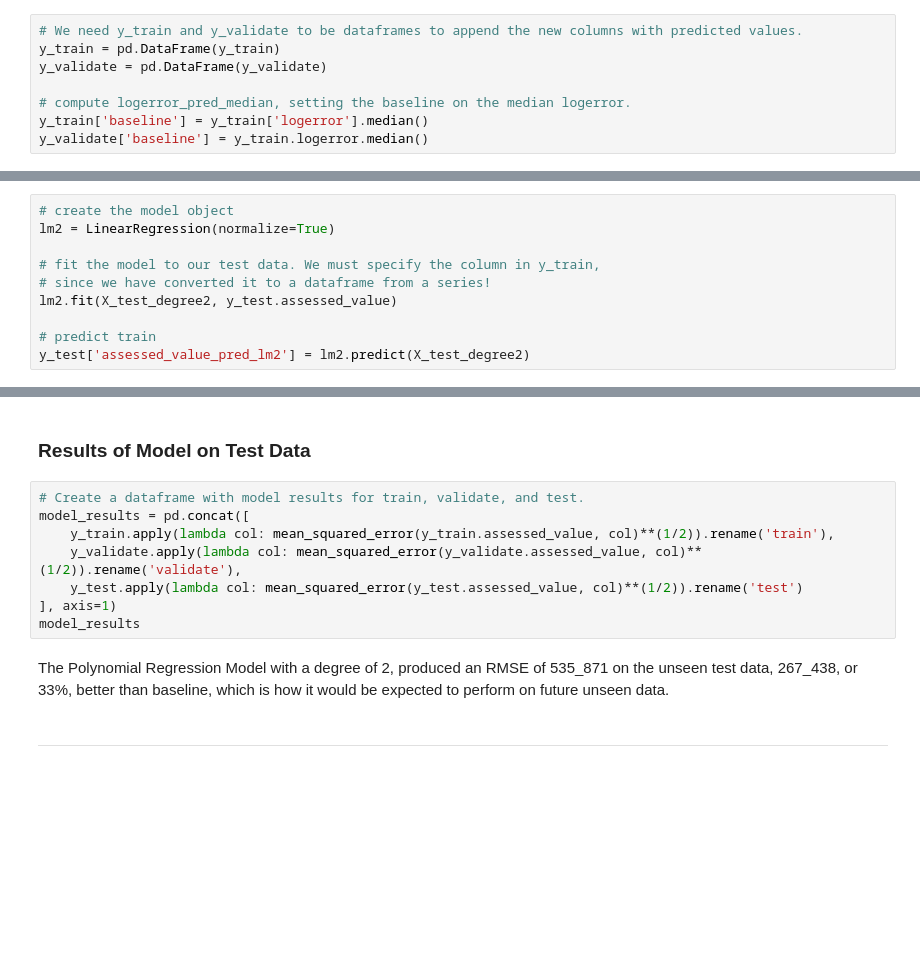
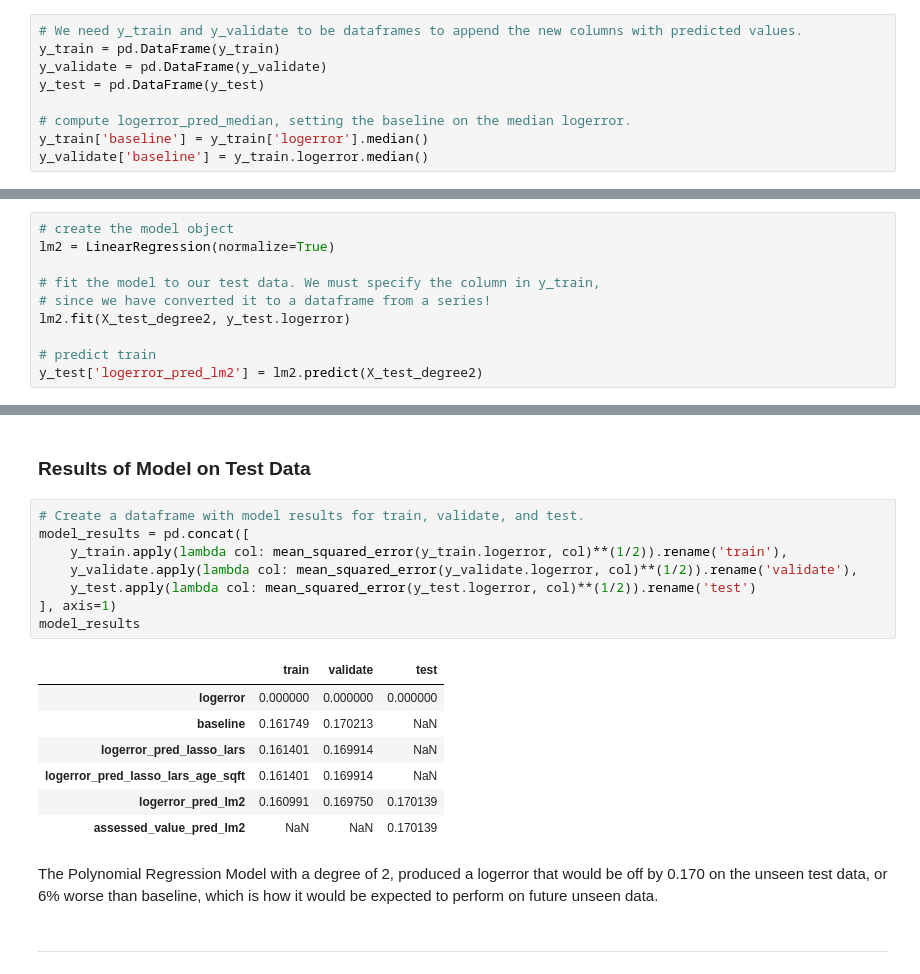
Before and after one commit to rachelrobbinsmayhill/clustering_project, a Jupyter notebook: final_report.ipynb, the cells around one changed output, grey strips where cells are left out. Saved outputs shown, nothing was run; the diff lists cells and outputs as text; blank space fills up the shorter version.

```diff
--- a/final_report.ipynb
+++ b/final_report.ipynb
@@ -739,6 +769,7 @@ After setting the X and y, and conducting feature selection/engineering, the bas
 # We need y_train and y_validate to be dataframes to append the new columns with predicted values.
 y_train = pd.DataFrame(y_train)
 y_validate = pd.DataFrame(y_validate)
+y_test = pd.DataFrame(y_test)
 
 # compute logerror_pred_median, setting the baseline on the median logerror.
 y_train['baseline'] = y_train['logerror'].median()
@@ -815,10 +853,10 @@ lm2 = LinearRegression(normalize=True)
 
 # fit the model to our test data. We must specify the column in y_train,
 # since we have converted it to a dataframe from a series!
-lm2.fit(X_test_degree2, y_test.assessed_value)
+lm2.fit(X_test_degree2, y_test.logerror)
 
 # predict train
-y_test['assessed_value_pred_lm2'] = lm2.predict(X_test_degree2)
+y_test['logerror_pred_lm2'] = lm2.predict(X_test_degree2)
 # %% [markdown]
 ---
 # %% [markdown]
@@ -826,13 +864,21 @@ y_test['assessed_value_pred_lm2'] = lm2.predict(X_test_degree2)
 # %%
 # Create a dataframe with model results for train, validate, and test.
 model_results = pd.concat([
-    y_train.apply(lambda col: mean_squared_error(y_train.assessed_value, col)**(1/2)).rename('train'),
-    y_validate.apply(lambda col: mean_squared_error(y_validate.assessed_value, col)**(1/2)).rename('validate'),
-    y_test.apply(lambda col: mean_squared_error(y_test.assessed_value, col)**(1/2)).rename('test')
+    y_train.apply(lambda col: mean_squared_error(y_train.logerror, col)**(1/2)).rename('train'),
+    y_validate.apply(lambda col: mean_squared_error(y_validate.logerror, col)**(1/2)).rename('validate'),
+    y_test.apply(lambda col: mean_squared_error(y_test.logerror, col)**(1/2)).rename('test')
 ], axis=1)
 model_results
+# %% [output]
+|  | train | validate | test |
+| logerror | 0.000000 | 0.000000 | 0.000000 |
+| baseline | 0.161749 | 0.170213 | NaN |
+| logerror_pred_lasso_lars | 0.161401 | 0.169914 | NaN |
+| logerror_pred_lasso_lars_age_sqft | 0.161401 | 0.169914 | NaN |
+| logerror_pred_lm2 | 0.160991 | 0.169750 | 0.170139 |
+| assessed_value_pred_lm2 | NaN | NaN | 0.170139 |
 # %% [markdown]
-The Polynomial Regression Model with a degree of 2, produced an RMSE of 535_871 on the unseen test data, 267_438, or 33%, better than baseline, which is how it would be expected to perform on future unseen data.
+The Polynomial Regression Model with a degree of 2, produced a logerror that would be off by 0.170 on the unseen test data, or 6% worse than baseline, which is how it would be expected to perform on future unseen data.
 # %% [markdown]
 ---
 # %% [markdown]
```
Also changed, not shown: parts of 31 cells of this notebook.
